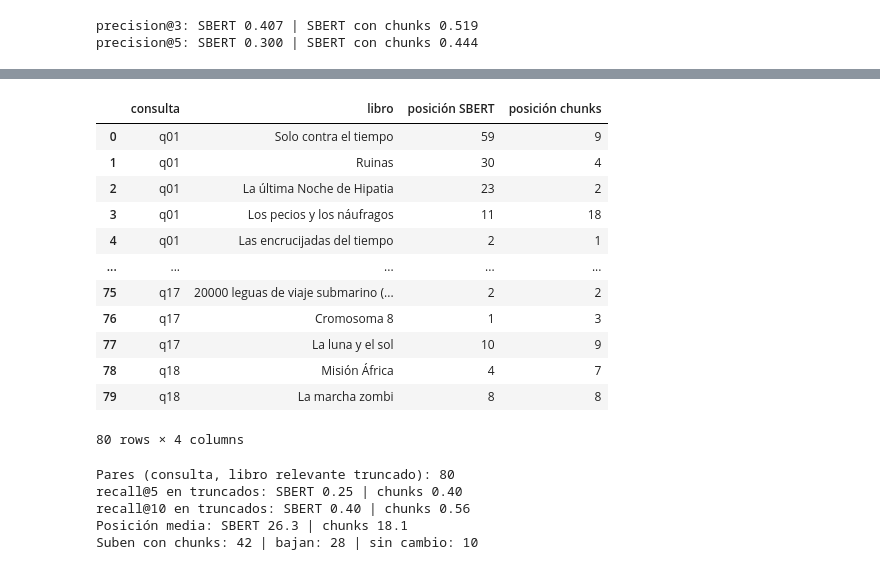
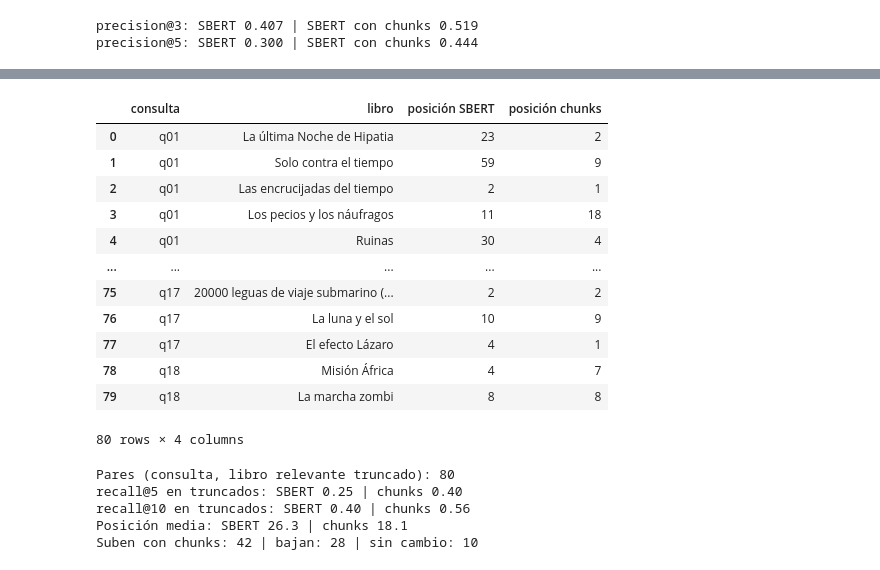
Before and after one commit to Franrnn/TUIA-NLP, a Jupyter notebook: src/TP2_Renna_Gomez_Ruiz_Esparza.ipynb, the cells around one changed output, grey strips where cells are left out. Saved outputs shown, nothing was run; the diff lists cells and outputs as text; code cells hidden in the pictures.

```diff
--- a/src/TP2_Renna_Gomez_Ruiz_Esparza.ipynb
+++ b/src/TP2_Renna_Gomez_Ruiz_Esparza.ipynb
@@ -1009,3 +1011,15 @@ else:
     print("No se encontró DATABASE_URL: las celdas que usan la base se omiten.")
 # %% [output]
 Credencial de Supabase cargada.
+# %%
+# Prueba rápida de conexión, antes de crear las tablas: si falla, se ve acá cuál es el problema
+if DATABASE_URL:
+    try:
+        conexion_prueba = psycopg2.connect(DATABASE_URL)
+        conexion_prueba.close()
+        print("Conexión exitosa a la base de datos.")
+    except Exception as error:
+        # Solo la primera línea del mensaje: nombra el tipo de fallo, nunca la contraseña
+        print(f"Fallo de conexión: {type(error).__name__} - {str(error).strip().splitlines()[0]}")
+else:
+    print("Sin credencial: no se prueba la conexión.")
@@ -1334,7 +1350,12 @@ def tipo_de(q):
     return "sin palabras en común" if q.get("sin_palabras_en_comun") else "comparte palabras"
 
 def relevantes_de(q):
+    # Conjunto de ids relevantes: para preguntar rápido si un libro es relevante
     return {r["id"] for r in q["relevantes"]}
+
+def ids_relevantes(q):
+    # Los mismos ids como lista, en el orden de queries.json: para recorrerlos siempre en el mismo orden
+    return [r["id"] for r in q["relevantes"]]
 
 # Por consulta: cantidad de relevantes, ids que no existen en el corpus y palabras que comparte con sus relevantes
 filas = []
@@ -1554,7 +1577,7 @@ detalle("q04")
 q = queries["q04"]
 tokens_q = set(limpiar_texto(q["consulta"]).split())
 filas = []
-for i in relevantes_de(q):
+for i in ids_relevantes(q):
     fila = {"libro": titulo_por_id[i],
             "palabras compartidas": ", ".join(sorted(tokens_q & set(limpio_por_id[i].split()))) or "ninguna",
             "tokens SBERT": int(df_sinopsis.loc[df_sinopsis["id"] == i, "n_tokens_sbert"].iloc[0])}
@@ -1565,7 +1588,7 @@ for i in relevantes_de(q):
 display(pd.DataFrame(filas))
 
 # Comienzo de la sinopsis de cada relevante
-for i in relevantes_de(q):
+for i in ids_relevantes(q):
     print(f"\n{titulo_por_id[i]}:\n  {df_sinopsis.loc[df_sinopsis['id'] == i, 'sinopsis_emb'].iloc[0][:400]}...")
 # %% [output]
 q04: «extraterrestres hostiles que atacan o quieren dominar la Tierra»
@@ -1762,8 +1779,7 @@ display(buscar_chunks(consulta, k=5))
 | 3 | 23982 | Ruinas | 0.205 |
 | 4 | 106713 | Así se pierde la guerra del tiempo | 0.205 |
 # %%
-# Para cada chunk, la posición de su libro en las matrices de la Parte D
-posicion_libro = {i: n for n, i in enumerate(IDS)}
+# Para cada chunk, la fila de su libro en las matrices de la Parte D
 chunk_a_libro = df_chunks["libro_id"].map(posicion_libro).to_numpy()
 
 def similitudes_chunks(consulta):
@@ -1786,38 +1818,38 @@ precision@5: SBERT 0.300 | SBERT con chunks 0.444
 # %%
 ids_truncados = set(df_sinopsis.loc[df_sinopsis["n_tokens_sbert"] > limite, "id"])
 
 def posicion(sims, libro_id):
     # Posición del libro en el ranking (1 = primero)
     return int(np.where(np.argsort(sims)[::-1] == posicion_libro[libro_id])[0][0]) + 1
 
 pares = pd.DataFrame([
     {"consulta": qid, "libro": titulo_por_id[i],
      "posición SBERT": posicion(similitudes(q["consulta"], "SBERT"), i),
      "posición chunks": posicion(similitudes_chunks(q["consulta"]), i)}
     for qid, q in queries.items()
-    for i in relevantes_de(q) if i in ids_truncados
+    for i in ids_relevantes(q) if i in ids_truncados
 ])
 display(pares)
 
 print(f"Pares (consulta, libro relevante truncado): {len(pares)}")
 for k in [5, 10]:
     print(f"recall@{k} en truncados: SBERT {(pares['posición SBERT'] <= k).mean():.2f}"
           f" | chunks {(pares['posición chunks'] <= k).mean():.2f}")
 print(f"Posición media: SBERT {pares['posición SBERT'].mean():.1f} | chunks {pares['posición chunks'].mean():.1f}")
 suben = (pares["posición chunks"] < pares["posición SBERT"]).sum()
 bajan = (pares["posición chunks"] > pares["posición SBERT"]).sum()
 print(f"Suben con chunks: {suben} | bajan: {bajan} | sin cambio: {len(pares) - suben - bajan}")
 # %% [output]
 |  | consulta | libro | posición SBERT | posición chunks |
-| 0 | q01 | Solo contra el tiempo | 59 | 9 |
-| 1 | q01 | Ruinas | 30 | 4 |
-| 2 | q01 | La última Noche de Hipatia | 23 | 2 |
+| 0 | q01 | La última Noche de Hipatia | 23 | 2 |
+| 1 | q01 | Solo contra el tiempo | 59 | 9 |
+| 2 | q01 | Las encrucijadas del tiempo | 2 | 1 |
 | 3 | q01 | Los pecios y los náufragos | 11 | 18 |
-| 4 | q01 | Las encrucijadas del tiempo | 2 | 1 |
+| 4 | q01 | Ruinas | 30 | 4 |
 | ... | ... | ... | ... | ... |
 | 75 | q17 | 20000 leguas de viaje submarino (... | 2 | 2 |
-| 76 | q17 | Cromosoma 8 | 1 | 3 |
-| 77 | q17 | La luna y el sol | 10 | 9 |
+| 76 | q17 | La luna y el sol | 10 | 9 |
+| 77 | q17 | El efecto Lázaro | 4 | 1 |
 | 78 | q18 | Misión África | 4 | 7 |
 | 79 | q18 | La marcha zombi | 8 | 8 |
 80 rows × 4 columns
```
Also changed, not shown: parts of 17 cells of this notebook, 4 other files.
